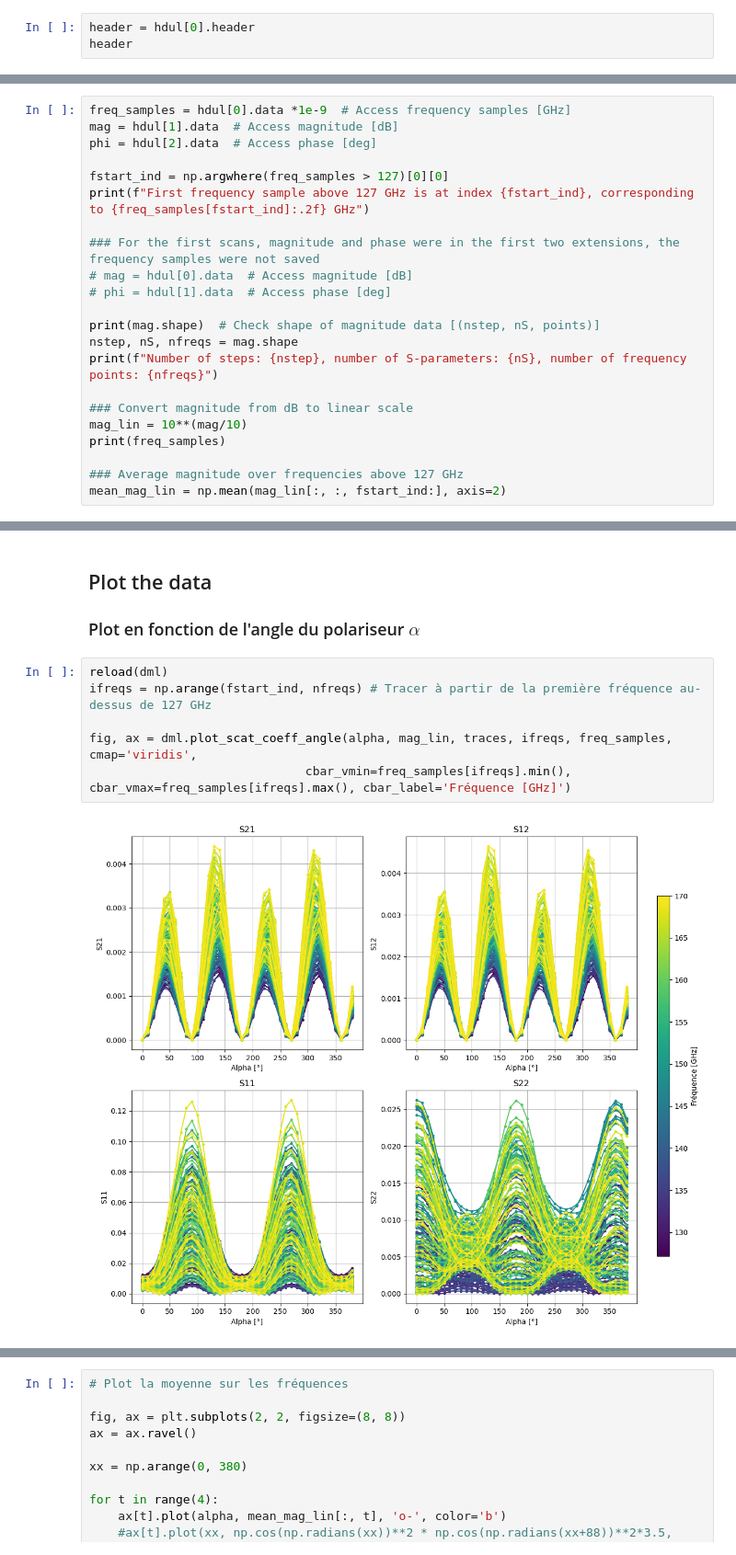
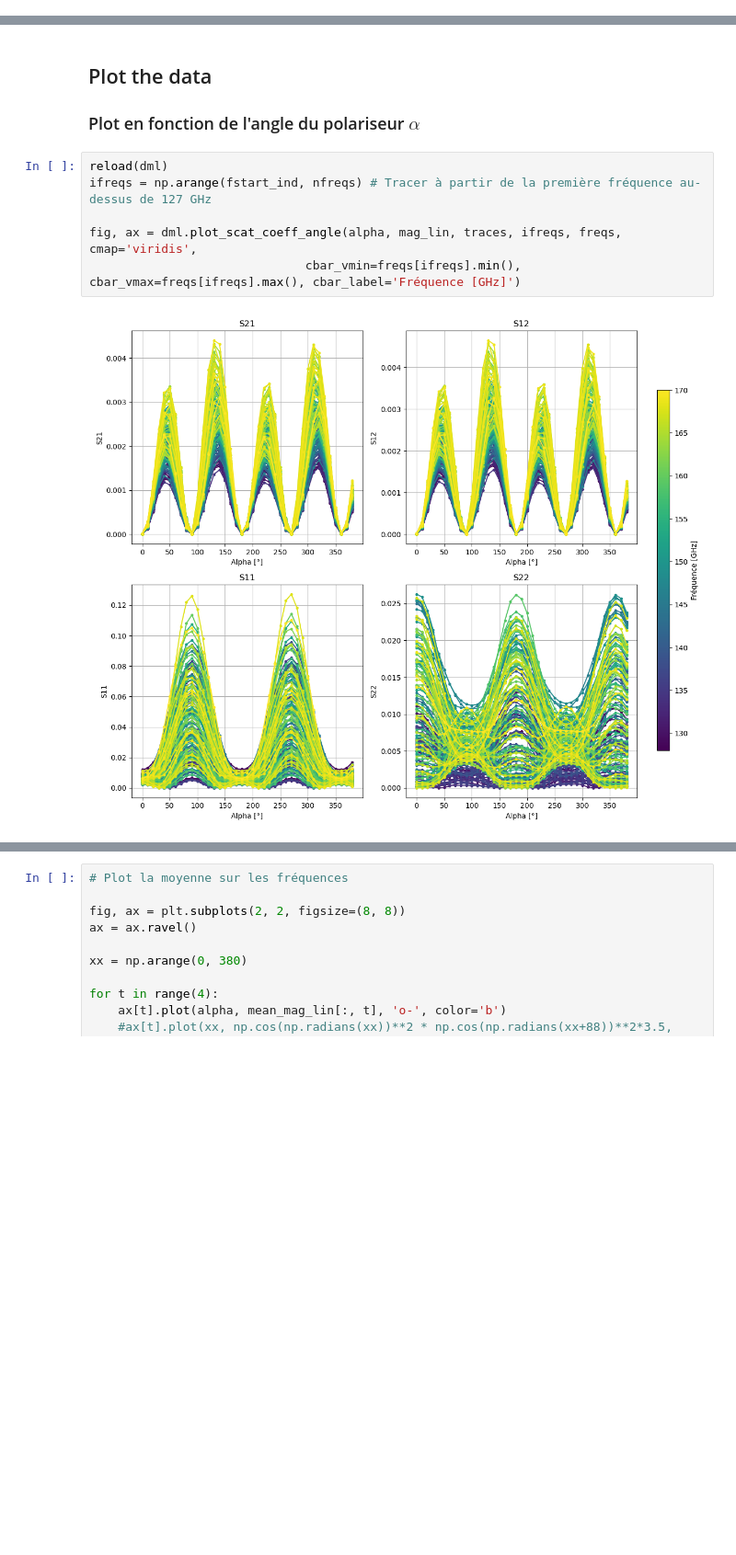
Before and after one commit to mousset/COSMOCal, a Jupyter notebook: Analyse_Scan_polariseur.ipynb, the cells around one changed output, grey strips where cells are left out. Shown at 92% size. Saved outputs shown, nothing was run; the diff lists cells and outputs as text; blank space fills up the shorter version.

```diff
--- a/Analyse_Scan_polariseur.ipynb
+++ b/Analyse_Scan_polariseur.ipynb
@@ -64,3 +76,0 @@ No.    Name      Ver    Type      Cards   Dimensions   Format
-# %%
-header = hdul[0].header
-header
@@ -113,22 +99,0 @@ print(thetaR)
-# %%
-freq_samples = hdul[0].data *1e-9  # Access frequency samples [GHz]
-mag = hdul[1].data  # Access magnitude [dB]
-phi = hdul[2].data  # Access phase [deg]
-
-fstart_ind = np.argwhere(freq_samples > 127)[0][0]
-print(f"First frequency sample above 127 GHz is at index {fstart_ind}, corresponding to {freq_samples[fstart_ind]:.2f} GHz")
-
-### For the first scans, magnitude and phase were in the first two extensions, the frequency samples were not saved
-# mag = hdul[0].data  # Access magnitude [dB]
-# phi = hdul[1].data  # Access phase [deg]
-
-print(mag.shape)  # Check shape of magnitude data [(nstep, nS, points)]
-nstep, nS, nfreqs = mag.shape
-print(f"Number of steps: {nstep}, number of S-parameters: {nS}, number of frequency points: {nfreqs}")
-
-### Convert magnitude from dB to linear scale
-mag_lin = 10**(mag/10)
-print(freq_samples)
-
-### Average magnitude over frequencies above 127 GHz
-mean_mag_lin = np.mean(mag_lin[:, :, fstart_ind:], axis=2)
@@ -157,11 +104,11 @@ Number of steps: 39, number of S-parameters: 4, number of frequency points: 242
 # %%
 reload(dml)
 ifreqs = np.arange(fstart_ind, nfreqs) # Tracer à partir de la première fréquence au-dessus de 127 GHz
 
-fig, ax = dml.plot_scat_coeff_angle(alpha, mag_lin, traces, ifreqs, freq_samples, cmap='viridis',
-                              cbar_vmin=freq_samples[ifreqs].min(), cbar_vmax=freq_samples[ifreqs].max(), cbar_label='Fréquence [GHz]')
+fig, ax = dml.plot_scat_coeff_angle(alpha, mag_lin, traces, ifreqs, freqs, cmap='viridis',
+                              cbar_vmin=freqs[ifreqs].min(), cbar_vmax=freqs[ifreqs].max(), cbar_label='Fréquence [GHz]')
 # %% [output]
-[figure, old version]
+[figure, new version]
 # %%
 #### Plot pour le proceeding Moriond
 ifreqs = np.arange(fstart_ind, nfreqs) # Tracer à partir de la première fréquence au-dessus de 127 GHz
```
Also changed, not shown: parts of 18 cells of this notebook, 1 other file.
